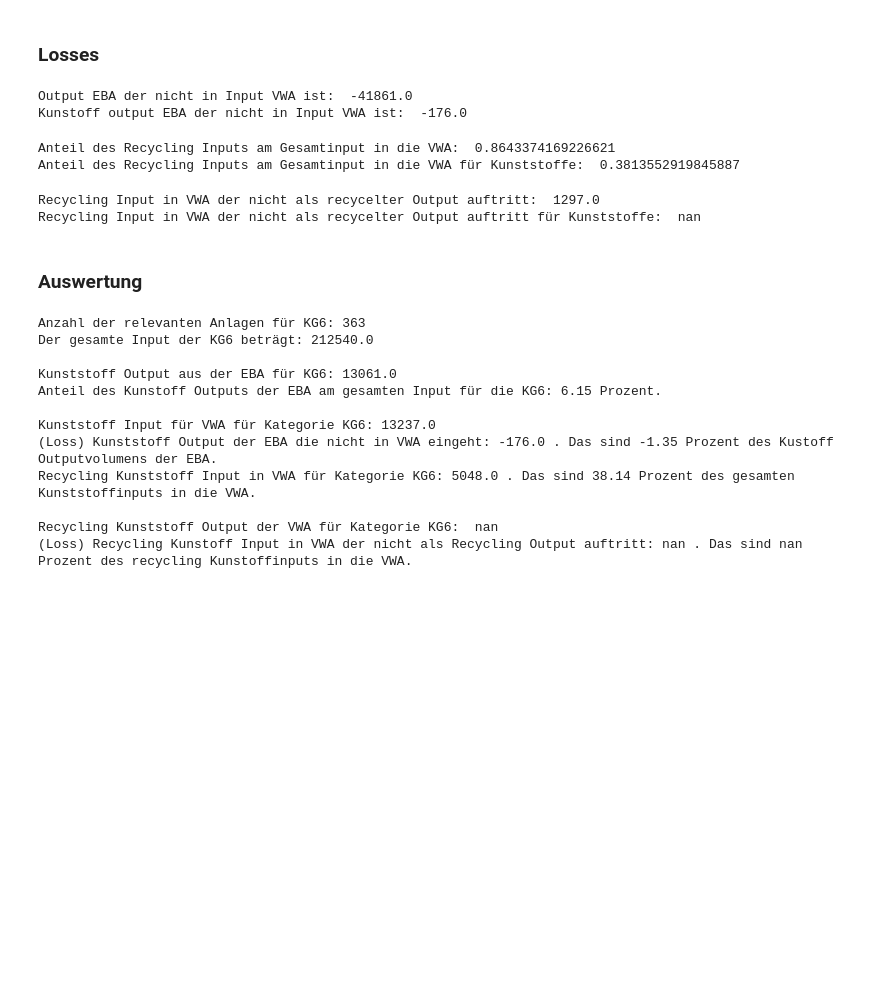
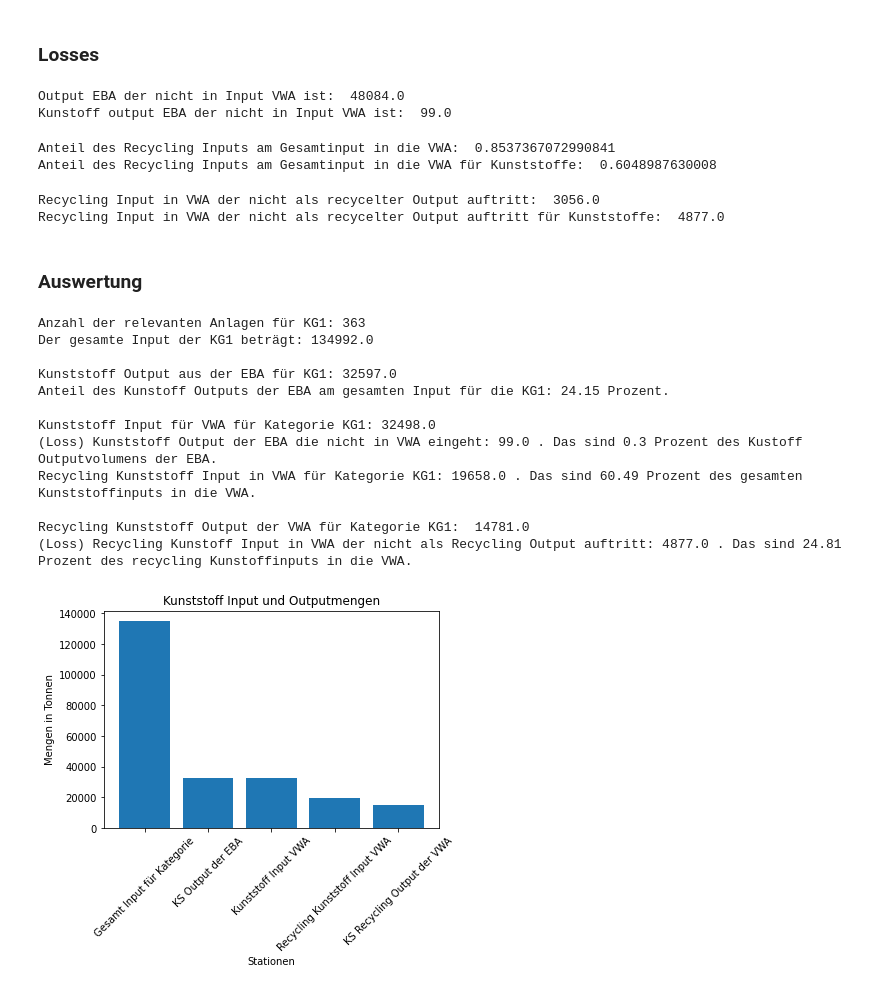
Before and after one commit to FelixMedicusf/FirstArgusProject, a Jupyter notebook: Bilanz.ipynb, the cells around one changed output. Saved outputs shown, nothing was run; the diff lists cells and outputs as text; code cells hidden in the pictures; blank space fills up the shorter version.

Commit message:
added bar chart

```diff
--- a/Bilanz.ipynb
+++ b/Bilanz.ipynb
@@ -105,7 +105,7 @@ Anzahl der Observationen für die gegebene Anlange:  363
 # %% [markdown]
 ### Gesamter Input für Gerätekategorie x in EBA
 # %%
-category = "KG6"
+category = "KG1"
 inputCategory = category + "_INPUT"
 # Gesamter Input
 KG_Input_Sum = sum_float_values(df1[inputCategory])
@@ -204,8 +204,8 @@ print("Output EBA der nicht in Input VWA ist: ", out_eba_in_vwa)
 ks_out_eba_in_vwa = ks_out_eba - ks_in_vwa
 print("Kunstoff output EBA der nicht in Input VWA ist: ", ks_out_eba_in_vwa)
 # %% [output]
-Output EBA der nicht in Input VWA ist:  -41861.0
-Kunstoff output EBA der nicht in Input VWA ist:  -176.0
+Output EBA der nicht in Input VWA ist:  48084.0
+Kunstoff output EBA der nicht in Input VWA ist:  99.0
 # %%
 # Anteil des Recycling Input am gesamten Input in VWA
 an_ges_rec_in_vwa = rec_in_vwa/ges_in_vwa
@@ -215,8 +215,8 @@ print("Anteil des Recycling Inputs am Gesamtinput in die VWA: ", an_ges_rec_in_v
 an_ks_rec_in_vwa = rec_ks_in_vwa/ks_in_vwa
 print("Anteil des Recycling Inputs am Gesamtinput in die VWA für Kunststoffe: ", an_ks_rec_in_vwa)
 # %% [output]
-Anteil des Recycling Inputs am Gesamtinput in die VWA:  0.8643374169226621
-Anteil des Recycling Inputs am Gesamtinput in die VWA für Kunststoffe:  0.3813552919845887
+Anteil des Recycling Inputs am Gesamtinput in die VWA:  0.8537367072990841
+Anteil des Recycling Inputs am Gesamtinput in die VWA für Kunststoffe:  0.6048987630008
 # %%
 # Gesamter Recycling Input in VWA vs. gesamter Recycling Output aus VWA
 ges_rec_in_vwa_rec_out_vwa = rec_in_vwa - ges_rec_out_vwa
@@ -226,8 +226,8 @@ print("Recycling Input in VWA der nicht als recycelter Output auftritt: ", ges_r
 ks_rec_in_vwa_rec_out_vwa = rec_ks_in_vwa - ks_rec_out_vwa
 print("Recycling Input in VWA der nicht als recycelter Output auftritt für Kunststoffe: ", ks_rec_in_vwa_rec_out_vwa)
 # %% [output]
-Recycling Input in VWA der nicht als recycelter Output auftritt:  1297.0
-Recycling Input in VWA der nicht als recycelter Output auftritt für Kunststoffe:  nan
+Recycling Input in VWA der nicht als recycelter Output auftritt:  3056.0
+Recycling Input in VWA der nicht als recycelter Output auftritt für Kunststoffe:  4877.0
 # %% [markdown]
 ### Auswertung
 # %%
@@ -251,15 +251,36 @@ try:
 except:
     print("Kein Recycling Kunstoff Input in die VWA")
 # %% [output]
-Anzahl der relevanten Anlagen für KG6: 363
-Der gesamte Input der KG6 beträgt: 212540.0
+Anzahl der relevanten Anlagen für KG1: 363
+Der gesamte Input der KG1 beträgt: 134992.0
 
-Kunststoff Output aus der EBA für KG6: 13061.0
-Anteil des Kunstoff Outputs der EBA am gesamten Input für die KG6: 6.15 Prozent.
+Kunststoff Output aus der EBA für KG1: 32597.0
+Anteil des Kunstoff Outputs der EBA am gesamten Input für die KG1: 24.15 Prozent.
 
-Kunststoff Input für VWA für Kategorie KG6: 13237.0
-(Loss) Kunststoff Output der EBA die nicht in VWA eingeht: -176.0 . Das sind -1.35 Prozent des Kustoff Outputvolumens der EBA.
-Recycling Kunststoff Input in VWA für Kategorie KG6: 5048.0 . Das sind 38.14 Prozent des gesamten Kunststoffinputs in die VWA.
+Kunststoff Input für VWA für Kategorie KG1: 32498.0
+(Loss) Kunststoff Output der EBA die nicht in VWA eingeht: 99.0 . Das sind 0.3 Prozent des Kustoff Outputvolumens der EBA.
+Recycling Kunststoff Input in VWA für Kategorie KG1: 19658.0 . Das sind 60.49 Prozent des gesamten Kunststoffinputs in die VWA.
 
-Recycling Kunststoff Output der VWA für Kategorie KG6:  nan
-(Loss) Recycling Kunstoff Input in VWA der nicht als Recycling Output auftritt: nan . Das sind nan Prozent des recycling Kunstoffinputs in die VWA.
+Recycling Kunststoff Output der VWA für Kategorie KG1:  14781.0
+(Loss) Recycling Kunstoff Input in VWA der nicht als Recycling Output auftritt: 4877.0 . Das sind 24.81 Prozent des recycling Kunstoffinputs in die VWA.
+# %%
+rest_ks_in_vwa = ks_in_vwa - rec_ks_in_vwa
+
+variables = ['Gesamt Input für Kategorie', 'KS Output der EBA', 'Kunststoff Input VWA', 'Recycling Kunststoff Input VWA', 'KS Recycling Output der VWA']
+
+values = [KG_Input_Sum, ks_out_eba, ks_in_vwa, rec_ks_in_vwa, ks_rec_out_vwa]
+
+plt.bar(variables, values)
+
+plt.xlabel('Stationen')
+plt.ylabel('Mengen in Tonnen')
+
+plt.xticks(rotation=45)
+
+title = 'Kunststoff Input und Outputmengen für' + category
+plt.title('Kunststoff Input und Outputmengen')
+
+
+plt.show()
+# %% [output]
+[figure, added]
```
Also changed, not shown: parts of 6 cells of this notebook, 1 other file.
